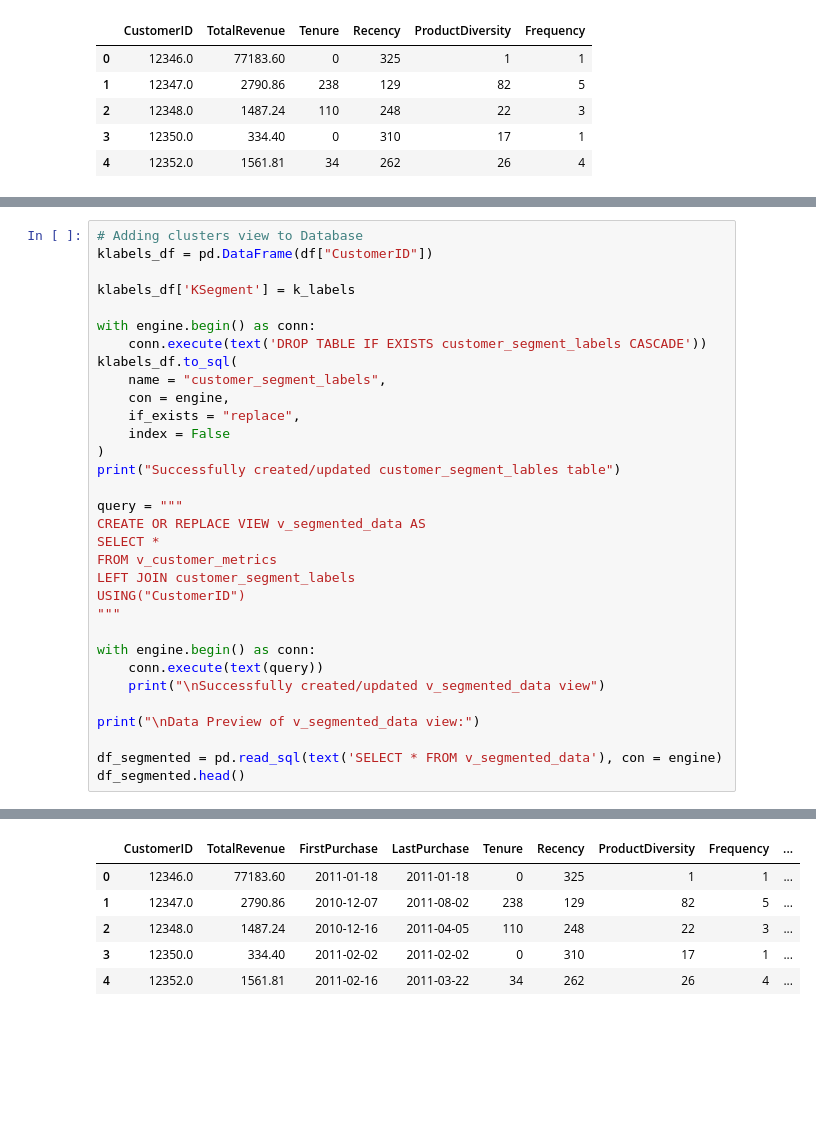
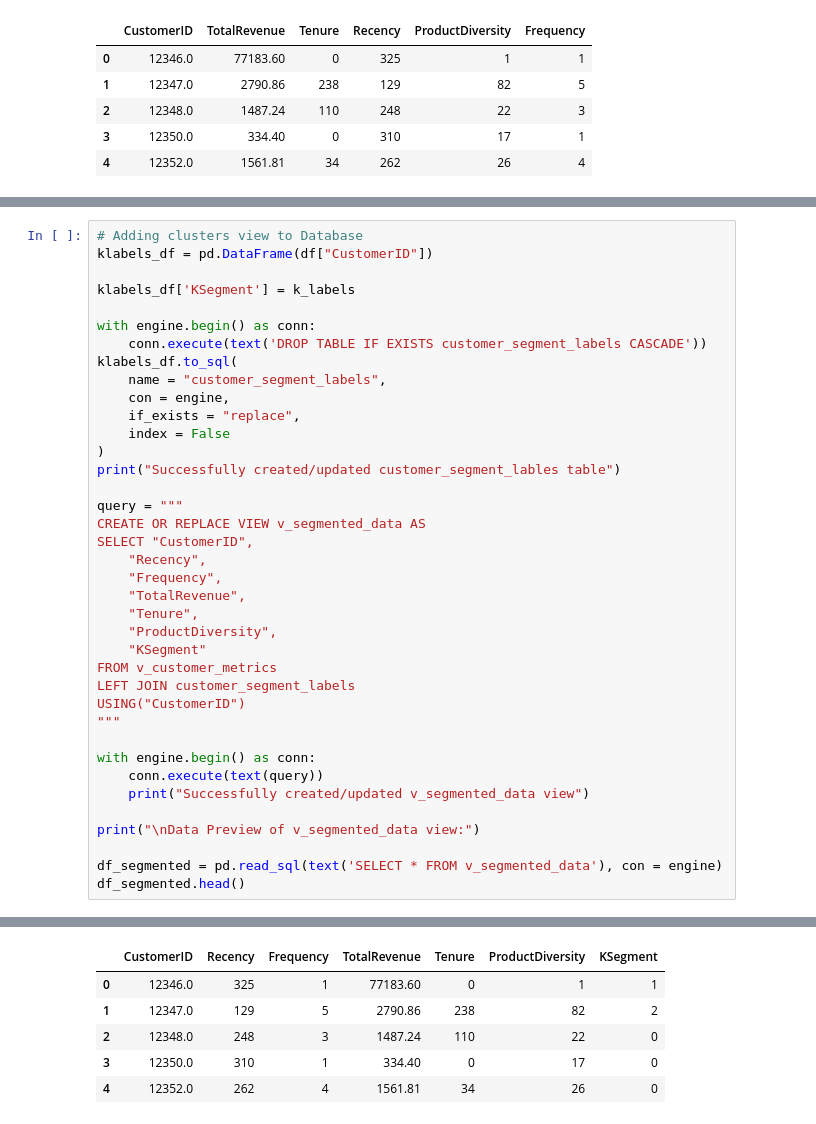
Before and after one commit to mundundan-star/online-retail-customer-analytics, a Jupyter notebook: Customer_Segmentation.ipynb, the cells around one changed output, grey strips where cells are left out. Drawn from its saved outputs; the diff is of its cells as text; blank space fills up the shorter version.

```diff
--- a/Customer_Segmentation.ipynb
+++ b/Customer_Segmentation.ipynb
@@ -129,7 +131,13 @@ print("Successfully created/updated customer_segment_lables table")
 
 query = """
 CREATE OR REPLACE VIEW v_segmented_data AS
-SELECT *
+SELECT "CustomerID",
+    "Recency",
+    "Frequency",
+    "TotalRevenue",
+    "Tenure",
+    "ProductDiversity",
+    "KSegment"
 FROM v_customer_metrics
 LEFT JOIN customer_segment_labels
 USING("CustomerID")
@@ -137,7 +145,7 @@ USING("CustomerID")
 
 with engine.begin() as conn:
     conn.execute(text(query))
-    print("\nSuccessfully created/updated v_segmented_data view")
+    print("Successfully created/updated v_segmented_data view")
 
 print("\nData Preview of v_segmented_data view:")
 
@@ -149,9 +156,9 @@ Successfully created/updated customer_segment_lables table
 Successfully created/updated v_segmented_data view
 
 Data Preview of v_segmented_data view:
-|  | CustomerID | TotalRevenue | FirstPurchase | LastPurchase | Tenure | Recency | ProductDiversity | Frequency | ... |
-| 0 | 12346.0 | 77183.60 | 2011-01-18 | 2011-01-18 | 0 | 325 | 1 | 1 | ... |
-| 1 | 12347.0 | 2790.86 | 2010-12-07 | 2011-08-02 | 238 | 129 | 82 | 5 | ... |
-| 2 | 12348.0 | 1487.24 | 2010-12-16 | 2011-04-05 | 110 | 248 | 22 | 3 | ... |
-| 3 | 12350.0 | 334.40 | 2011-02-02 | 2011-02-02 | 0 | 310 | 17 | 1 | ... |
-| 4 | 12352.0 | 1561.81 | 2011-02-16 | 2011-03-22 | 34 | 262 | 26 | 4 | ... |
+|  | CustomerID | Recency | Frequency | TotalRevenue | Tenure | ProductDiversity | KSegment |
+| 0 | 12346.0 | 325 | 1 | 77183.60 | 0 | 1 | 1 |
+| 1 | 12347.0 | 129 | 5 | 2790.86 | 238 | 82 | 2 |
+| 2 | 12348.0 | 248 | 3 | 1487.24 | 110 | 22 | 0 |
+| 3 | 12350.0 | 310 | 1 | 334.40 | 0 | 17 | 0 |
+| 4 | 12352.0 | 262 | 4 | 1561.81 | 34 | 26 | 0 |
```
Also changed, not shown: parts of 3 cells of this notebook.
